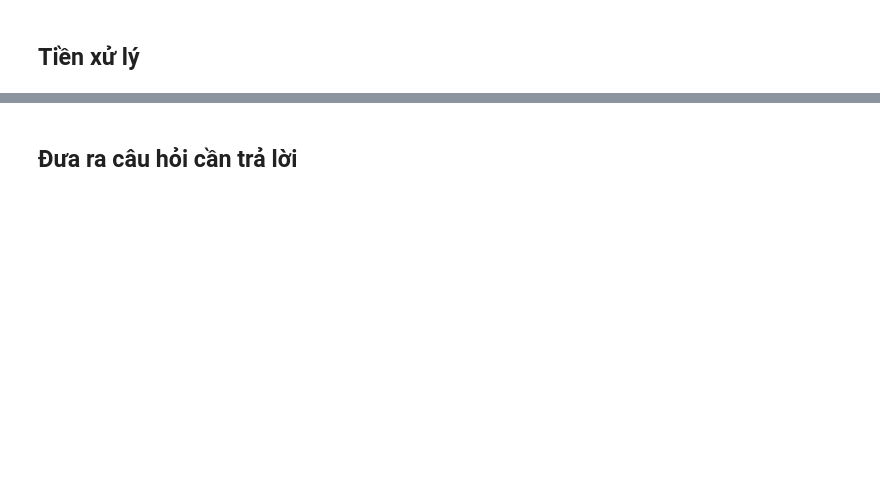
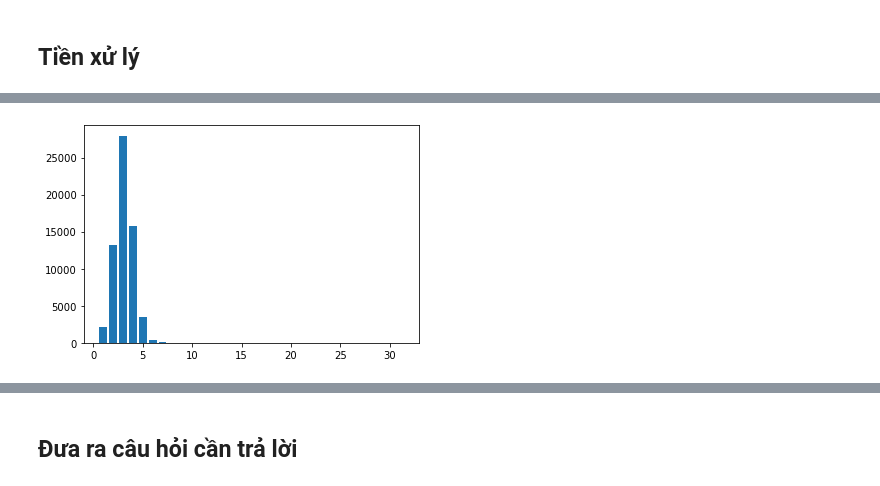
Before and after one commit to phanvoquyen/L-p-tr-nh-cho-Khoa-h-c-D-li-u, a Jupyter notebook: Code/18120509_18120529.ipynb, the cells around one changed output, grey strips where cells are left out. Cells and saved outputs as stored; diff of their text form; code cells hidden in the pictures; blank space fills up the shorter version.

```diff
--- a/Code/18120509_18120529.ipynb
+++ b/Code/18120509_18120529.ipynb
@@ -40,0 +67,3 @@ mhm_df.head()
+# %%
+mhm_df = mhm_df.drop_duplicates()
+mhm_df.shape
@@ -45,2 +158,5 @@ mhm_df.head()
 # %% [markdown]
 ## Tiền xử lý
+# %%
+mhm_df['Date'] = pd.to_datetime(mhm_df['Date'], format = '%d/%m/%Y')
+mhm_df['Date'].dtypes
@@ -46,0 +189,4 @@ mhm_df.head()
+# %%
+rooms_value_counts = pd.DataFrame(mhm_df['Rooms'].value_counts())
+rooms_value_counts.columns = ['Num of houses']
+rooms_value_counts
@@ -46,0 +209,4 @@ mhm_df.head()
+# %%
+plt.bar(rooms_value_counts.index, rooms_value_counts['Num of houses']);
+# %% [output]
+[figure, added]
```
Also changed, not shown: parts of 38 cells of this notebook.
